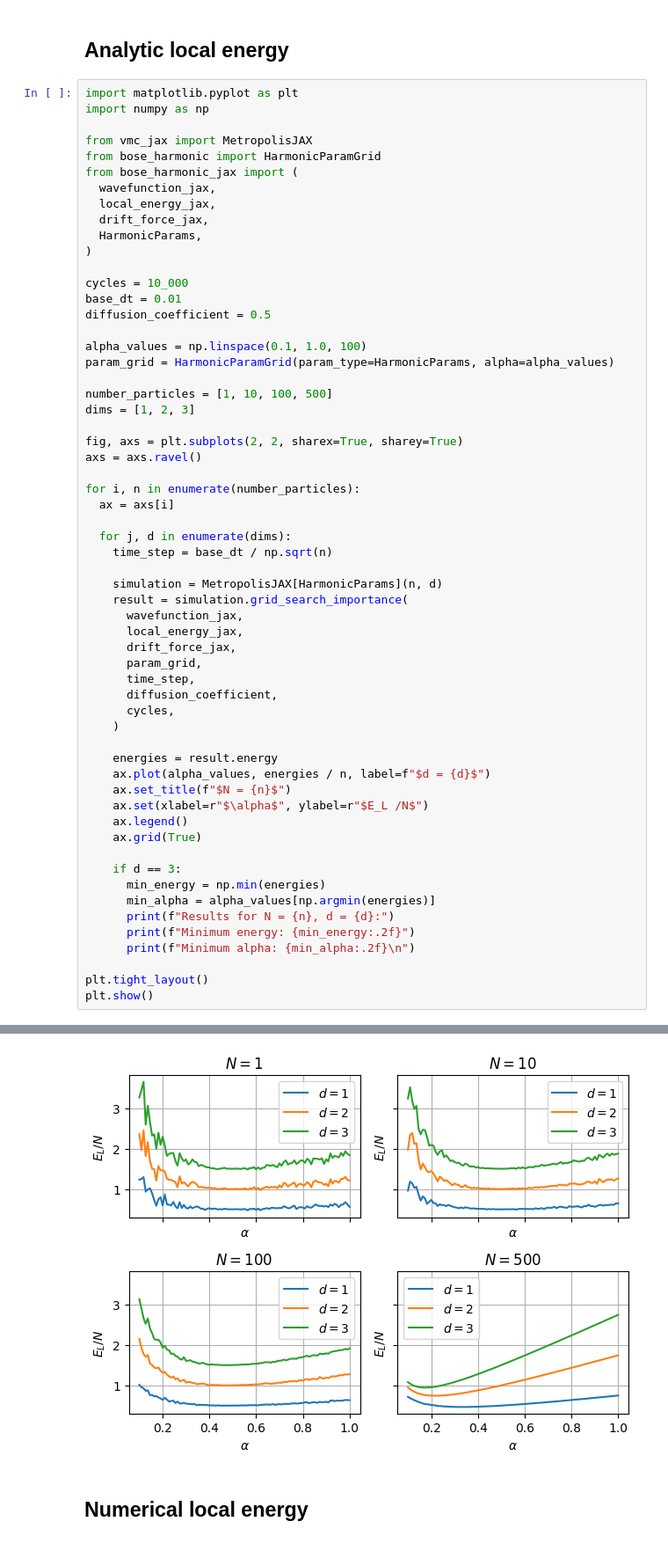
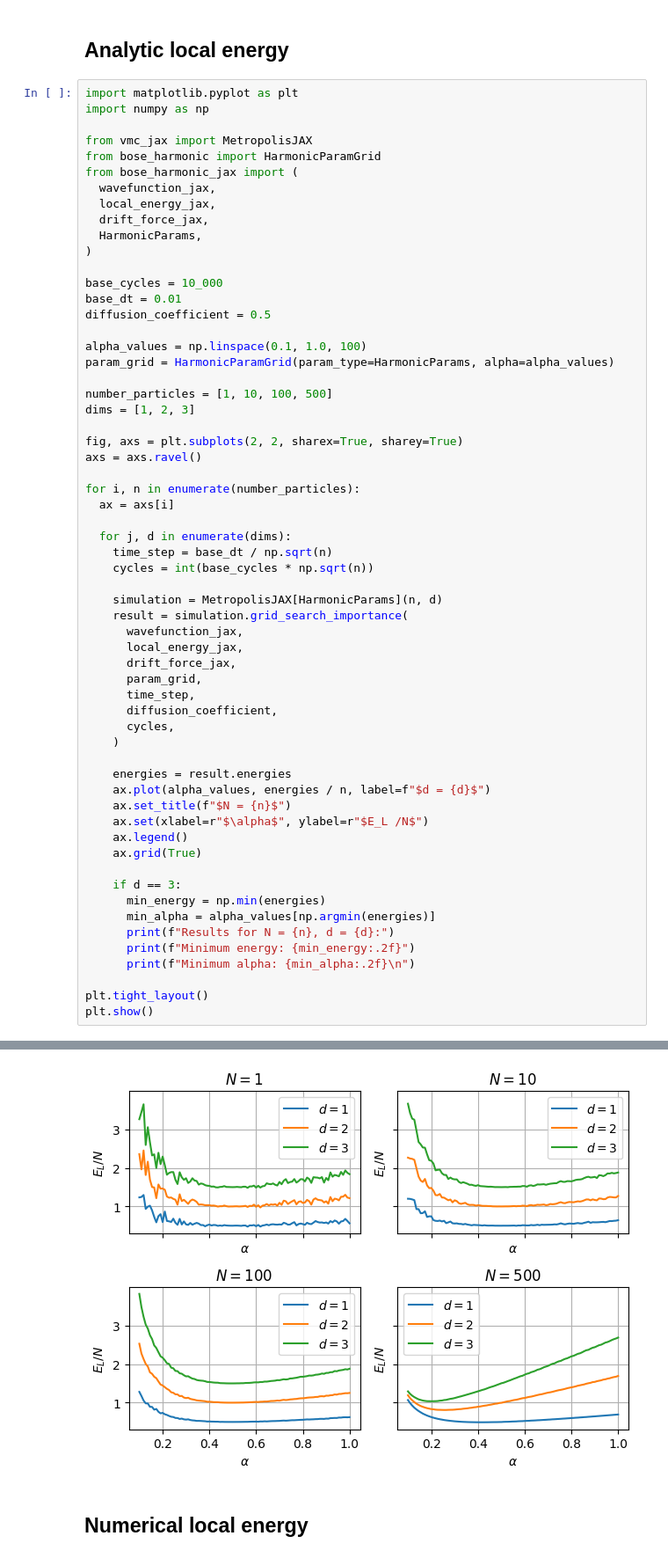
Before and after one commit to semapheur/fys4411, a Jupyter notebook: project_1/code/calc_c.ipynb, the cells around one changed output, grey strips where cells are left out. Shown at 88% size. Saved outputs shown, nothing was run; the diff lists cells and outputs as text.

```diff
--- a/project_1/code/calc_c.ipynb
+++ b/project_1/code/calc_c.ipynb
@@ -15,7 +15,7 @@ from bose_harmonic_jax import (
   HarmonicParams,
 )
 
-cycles = 10_000
+base_cycles = 10_000
 base_dt = 0.01
 diffusion_coefficient = 0.5
 
@@ -33,6 +33,7 @@ for i, n in enumerate(number_particles):
 
   for j, d in enumerate(dims):
     time_step = base_dt / np.sqrt(n)
+    cycles = int(base_cycles * np.sqrt(n))
 
     simulation = MetropolisJAX[HarmonicParams](n, d)
     result = simulation.grid_search_importance(
@@ -45,7 +46,7 @@ for i, n in enumerate(number_particles):
       cycles,
     )
 
-    energies = result.energy
+    energies = result.energies
     ax.plot(alpha_values, energies / n, label=f"$d = {d}$")
     ax.set_title(f"$N = {n}$")
     ax.set(xlabel=r"$\alpha$", ylabel=r"$E_L /N$")
@@ -80,4 +81,4 @@ Minimum alpha: 0.17
-[figure, old version]
+[figure, new version]
 # %% [markdown]
 ## Numerical local energy
 # %%
```
Also changed, not shown: parts of 1 cell of this notebook, 17 other files.
